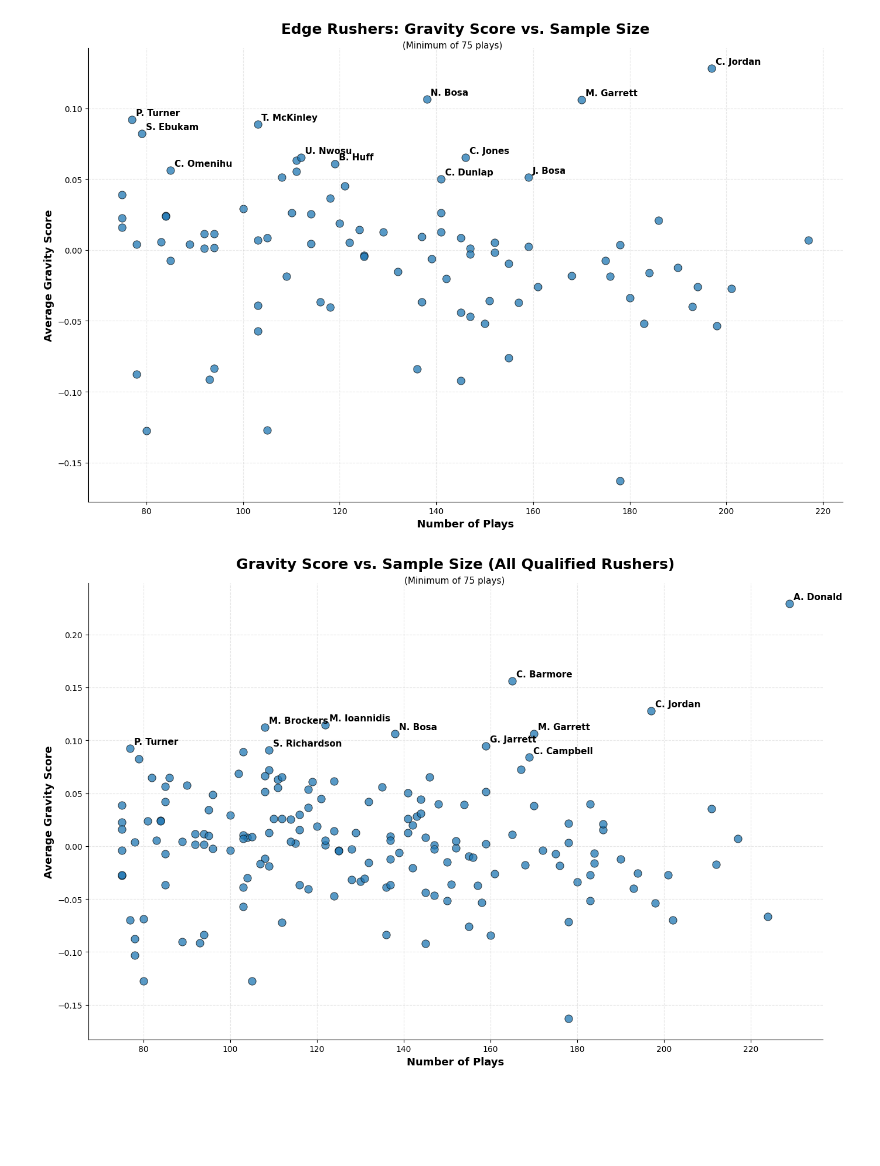
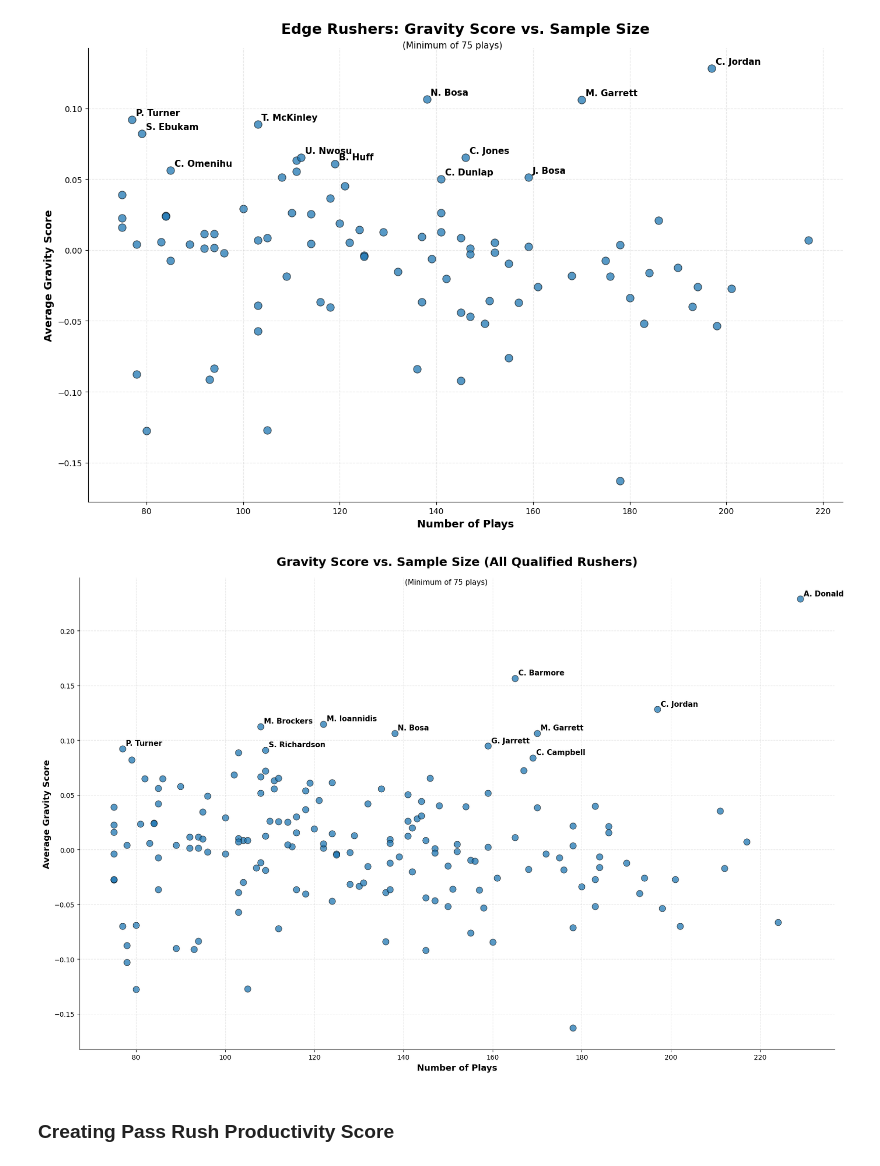
Before and after one commit to mouchatt6/BSA-Football-2026-Gravity-Metrics, a Jupyter notebook: Data Cleaning + Engineering/scripts/xgboost_model_expected_attention.ipynb, the cells around one changed output. Drawn from its saved outputs; the diff is of its cells as text; code cells hidden in the pictures; blank space fills up the shorter version.

Commit message:
Created new visualizations

```diff
--- a/Data Cleaning + Engineering/scripts/xgboost_model_expected_attention.ipynb
+++ b/Data Cleaning + Engineering/scripts/xgboost_model_expected_attention.ipynb
@@ -671,6 +671,8 @@ df_merged.loc[
         ["player", "position", "team_name"]
     ].iloc[0].values
 )
+
+df_merged.loc[df_merged['position'] == "LB", "position"] = "ED"
 # %%
 # ensure there are no null values.
 
@@ -945,7 +947,7 @@ top_12 = (
 # --------------------------------------------
 # 3. Create Big Data Bowl-style scatter plot
 # --------------------------------------------
-fig, ax = plt.subplots(figsize=(14, 9))
+fig, ax = plt.subplots(figsize=(17, 11))
 
 # Main scatter
 ax.scatter(
@@ -1006,31 +1008,33 @@ for _, row in label_df.iterrows():
 # --------------------------------------------
 ax.set_title(
     "Gravity Score vs. Sample Size (All Qualified Rushers)",
     fontsize=18,
     fontweight="bold",
     pad=18
 )
 
 ax.set_xlabel("Number of Plays", fontsize=13, fontweight="bold")
 ax.set_ylabel("Average Gravity Score", fontsize=13, fontweight="bold")
 
 ax.grid(True, linestyle="--", alpha=0.3)
 ax.spines["top"].set_visible(False)
 ax.spines["right"].set_visible(False)
 
 fig.text(
     0.45,
     0.934,
     "(Minimum of 75 plays)",
     fontsize=11
 )
 
 plt.tight_layout()
 
 output_dir = Path("../../Gravity Visualizations")
 output_dir.mkdir(parents=True, exist_ok=True)
 fig.savefig(output_dir / "all_qualified_rushers_gravity_score_vs_sample_size.png", dpi=300, bbox_inches="tight")
 
 plt.show()
 # %% [output]
-[figure, old version]
+[figure, new version]
+# %% [markdown]
+### Creating Pass Rush Productivity Score
```
Also changed, not shown: parts of 10 cells of this notebook, 32 other files.
